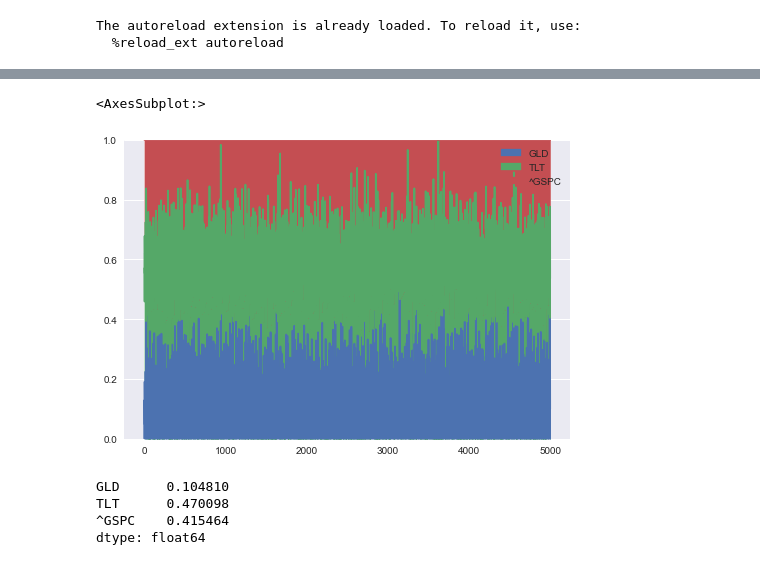
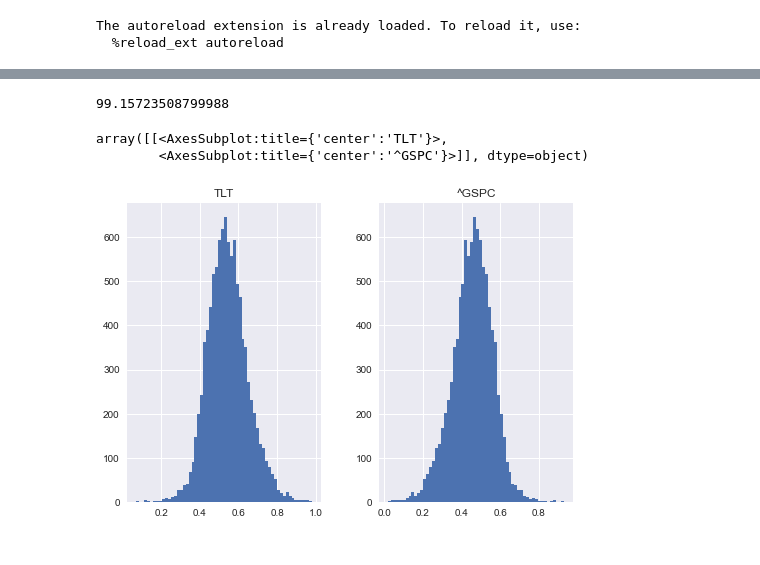
Before and after one commit to Ashrit-K/PyPortfolio, a Jupyter notebook: test.ipynb, the cells around one changed output, grey strips where cells are left out. Drawn from its saved outputs; the diff is of its cells as text; code cells hidden in the pictures.

```diff
--- a/test.ipynb
+++ b/test.ipynb
@@ -42,22 +41,26 @@ maximum_semideviation_ratio(return_series=riskreturn_object.get_return_series(),
-# %%
-gmv_weights = []
-
-for resampled_returns in tqdm(range(5000)):
-
-    rets = returns_monthly.sample(36, replace=True)
-    gmv= global_minimum_variance(rets, 'M')
-    gmv_weights.append(gmv[1])
+# %%
+def resample_():
+    arg = [ returns_monthly.sample(24, replace=True) for _ in range(10000)]
+
+    def resample_gmv_internal(return_series):
+        gmv = global_minimum_variance(return_series, 'M')
+        return (gmv[1])
+    weights = []
+    for i in tqdm(arg):
+        weights.append(resample_gmv_internal(i))
+
+    return weights
+# %%
+t1 = time.perf_counter()
+weights_normal = resample_()
+t2 = time.perf_counter()
+t2-t1
+# %% [output]
+99.15723508799988
 # %%
-df = pd.DataFrame(data=gmv_weights, columns = returns_monthly.columns)
+df = pd.DataFrame(data=weights_normal, columns=returns_monthly.columns)
+df.hist(bins=60)
+# %% [output]
+array([[<AxesSubplot:title={'center':'TLT'}>,
+        <AxesSubplot:title={'center':'^GSPC'}>]], dtype=object)
+[figure, added]
-# %%
-df.plot(kind='area', ylim=(0,1))
-# %% [output]
-<AxesSubplot:>
-[figure, removed]
-# %%
-df.median()
-# %% [output]
-GLD      0.104810
-TLT      0.470098
-^GSPC    0.415464
-dtype: float64
```
Also changed, not shown: parts of 6 cells of this notebook.
